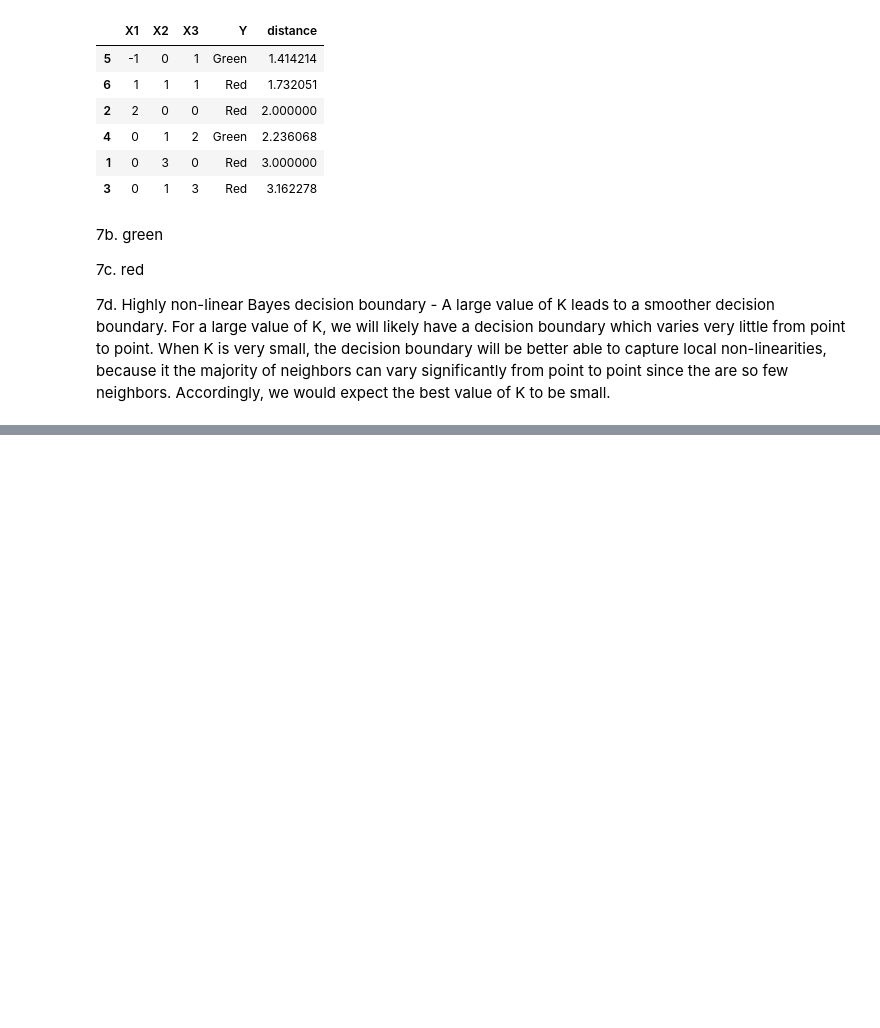
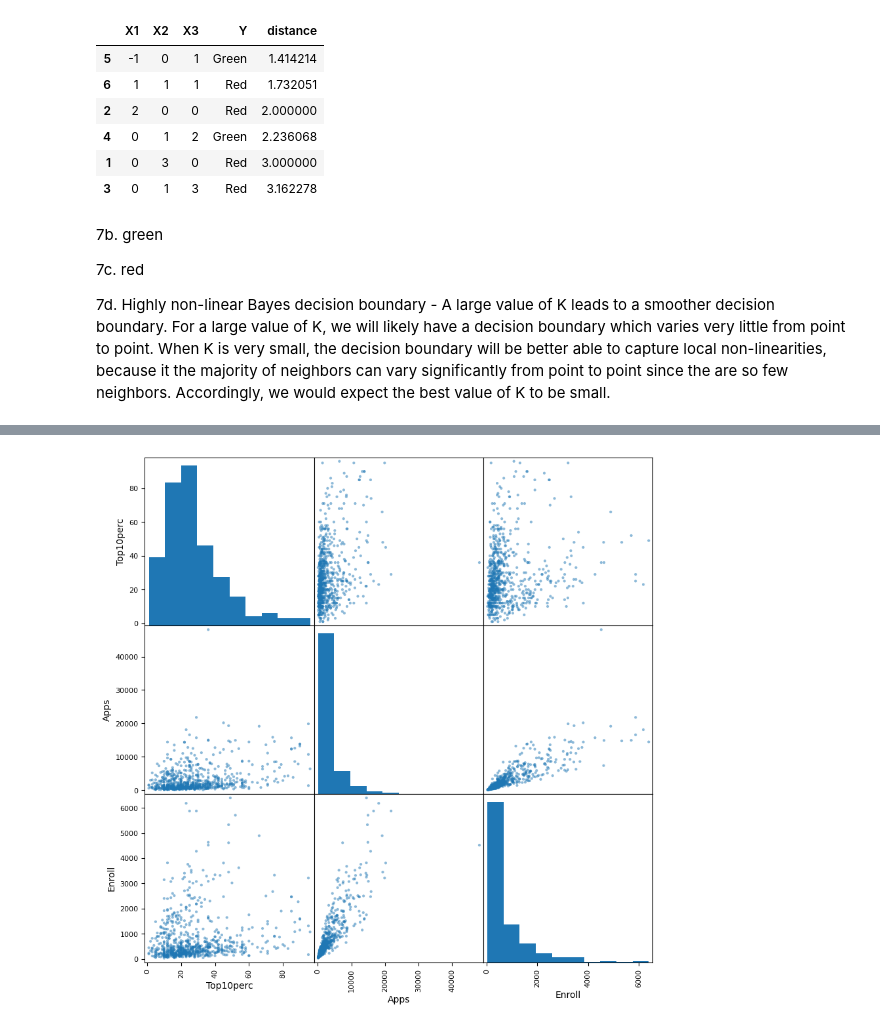
Before and after one commit to Rohan19005742/Data_Science, a Jupyter notebook: learnings/statistical_learning.IPYNB, the cells around one changed output, grey strips where cells are left out. Cells and saved outputs as stored; diff of their text form; code cells hidden in the pictures; blank space fills up the shorter version.

```diff
--- a/learnings/statistical_learning.IPYNB
+++ b/learnings/statistical_learning.IPYNB
@@ -513,3 +513,11 @@ df.sort_values(by=['distance'])
 7c. red
 
 7d. Highly non-linear Bayes decision boundary - A large value of K leads to a smoother decision boundary. For a large value of K, we will likely have a decision boundary which varies very little from point to point. When K is very small, the decision boundary will be better able to capture local non-linearities, because it the majority of neighbors can vary significantly from point to point since the are so few neighbors. Accordingly, we would expect the best value of K to be small.
+# %%
+#8a
+
+import pandas as pd
+import numpy as np
+
+college = pd.read_csv('../data/College.csv')
+college.head()
@@ -515,0 +547,7 @@ df.sort_values(by=['distance'])
+# %%
+
+#8d.
+scatter = pd.plotting.scatter_matrix(college[['Top10perc', 'Apps', 'Enroll']], figsize=(10,10));
+scatter;
+# %% [output]
+[figure, added]
```
Also changed, not shown: parts of 29 cells of this notebook.
